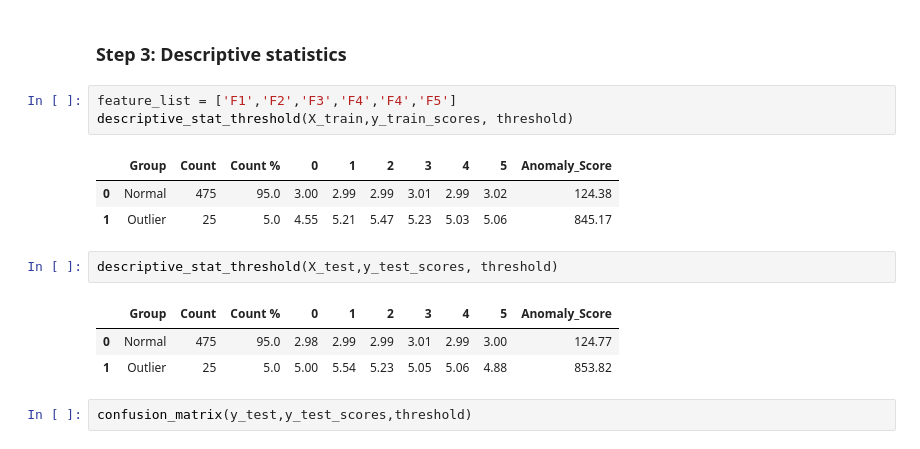
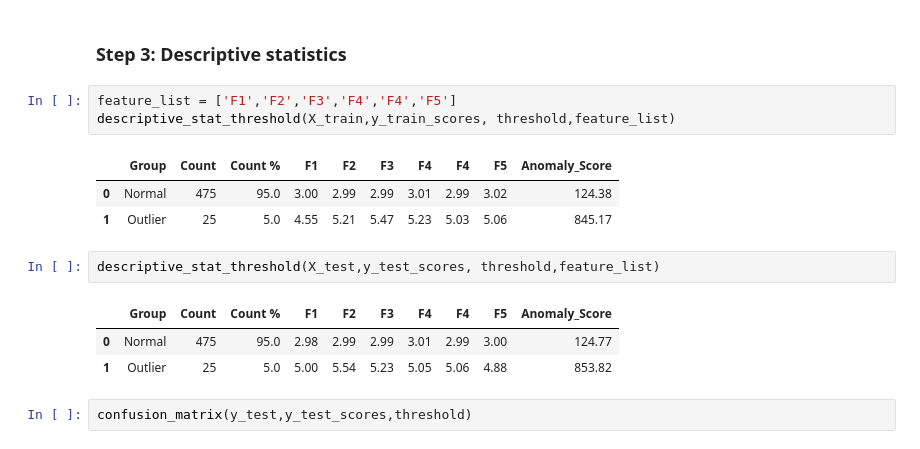
Before and after one commit to dataman-git/agentic_ai_for_anomaly_detection, a Jupyter notebook: 05_PCA.ipynb, the cells around one changed output. Saved outputs shown, nothing was run; the diff lists cells and outputs as text.

```diff
--- a/05_PCA.ipynb
+++ b/05_PCA.ipynb
@@ -288,15 +288,15 @@ plot_hist(y_train_scores)
 ### Step 3: Descriptive statistics
 # %%
 feature_list = ['F1','F2','F3','F4','F4','F5']
-descriptive_stat_threshold(X_train,y_train_scores, threshold)
+descriptive_stat_threshold(X_train,y_train_scores, threshold,feature_list)
 # %% [output]
-|  | Group | Count | Count % | 0 | 1 | 2 | 3 | 4 | 5 | Anomaly_Score |
+|  | Group | Count | Count % | F1 | F2 | F3 | F4 | F4 | F5 | Anomaly_Score |
 | 0 | Normal | 475 | 95.0 | 3.00 | 2.99 | 2.99 | 3.01 | 2.99 | 3.02 | 124.38 |
 | 1 | Outlier | 25 | 5.0 | 4.55 | 5.21 | 5.47 | 5.23 | 5.03 | 5.06 | 845.17 |
 # %%
-descriptive_stat_threshold(X_test,y_test_scores, threshold)
+descriptive_stat_threshold(X_test,y_test_scores, threshold,feature_list)
 # %% [output]
-|  | Group | Count | Count % | 0 | 1 | 2 | 3 | 4 | 5 | Anomaly_Score |
+|  | Group | Count | Count % | F1 | F2 | F3 | F4 | F4 | F5 | Anomaly_Score |
 | 0 | Normal | 475 | 95.0 | 2.98 | 2.99 | 2.99 | 3.01 | 2.99 | 3.00 | 124.77 |
 | 1 | Outlier | 25 | 5.0 | 5.00 | 5.54 | 5.23 | 5.05 | 5.06 | 4.88 | 853.82 |
 # %%
```
Also changed, not shown: 3 other files.
